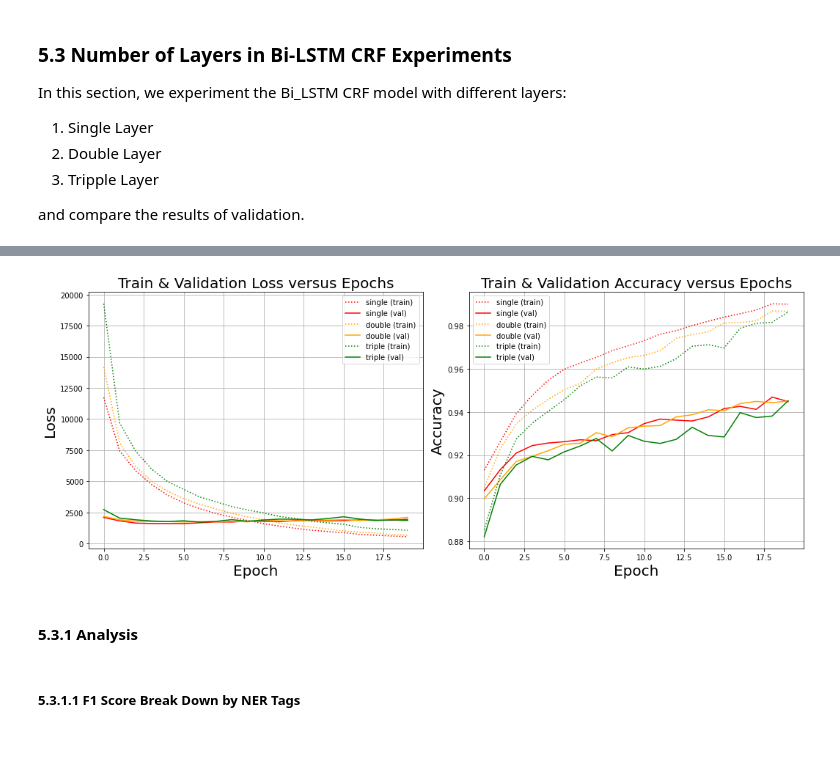
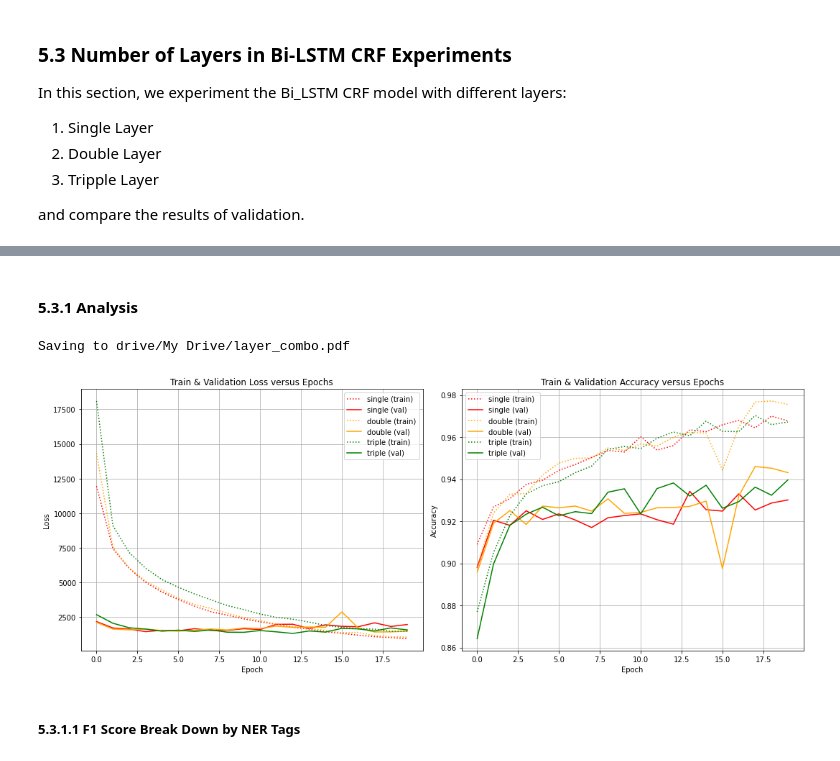
Before and after one commit to seanwelz/5046-A2, a Jupyter notebook: Assignment2_xzho7240_xwan8513.ipynb, the cells around one changed output, grey strips where cells are left out. Saved outputs shown, nothing was run; the diff lists cells and outputs as text; code cells hidden in the pictures.

```diff
--- a/Assignment2_xzho7240_xwan8513.ipynb
+++ b/Assignment2_xzho7240_xwan8513.ipynb
@@ -1500,14 +1607,23 @@ layer_combo=[[1,  11740.23,  0.9130,  2093.44,  0.9034,  186.12],
-# %%
-loss_train=np.reshape(np.array(data)[:,1],(-1,20))
-  loss_val=np.reshape(np.array(data)[:,3],(-1,20))
-  acc_train=np.reshape(np.array(data)[:,2],(-1,20))
-  acc_val=np.reshape(np.array(data)[:,4],(-1,20))
-
-multi_draw(loss_train,loss_val,acc_train,acc_val,label,['single','double','triple'])
-# %% [output]
-[figure, removed]
 # %% [markdown]
 #### 5.3.1 Analysis
+# %%
+loss_train, loss_val, acc_train, acc_val = [], [], [], []
+for res in num_layers_evaluation_results.values():
+  loss_train.append(res['loss_train'])
+  loss_val.append(res['loss_val'])
+  acc_train.append(res['acc_train'])
+  acc_val.append(res['acc_val'])
+
+loss_train = np.array(loss_train)
+loss_val = np.array(loss_val)
+acc_train = np.array(acc_train)
+acc_val = np.array(acc_val)
+
+multi_draw(loss_train,loss_val,acc_train,acc_val,['single','double','triple'],
+           'drive/My Drive/layer_combo.pdf')
+# %% [output]
+Saving to drive/My Drive/layer_combo.pdf
+[figure, added]
 # %% [markdown]
 ##### 5.3.1.1 F1 Score Break Down by NER Tags
 # %%
```
Also changed, not shown: parts of 114 cells of this notebook.
